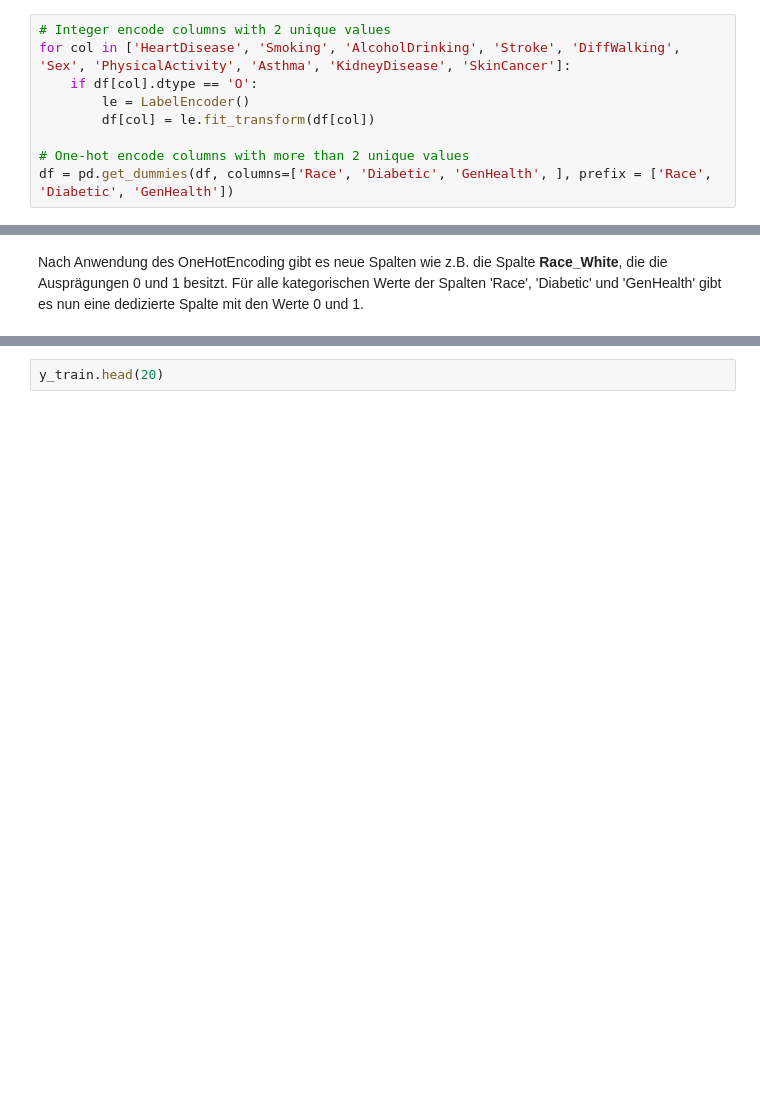
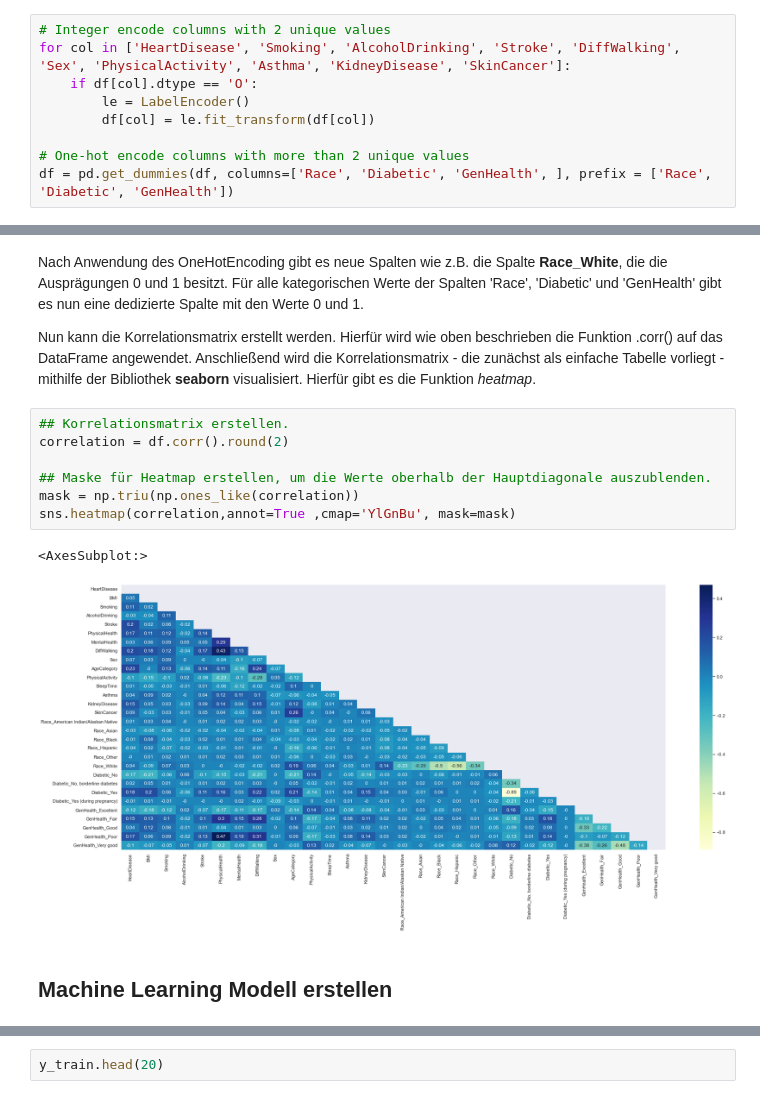
Before and after one commit to flori567/QIT_Ausarbeitung, a Jupyter notebook: heart_attack_prediction.ipynb, the cells around one changed output, grey strips where cells are left out. Cells and saved outputs as stored; diff of their text form; blank space fills up the shorter version.

```diff
--- a/heart_attack_prediction.ipynb
+++ b/heart_attack_prediction.ipynb
@@ -631,2 +621,16 @@ df.head().transpose()
 # %% [markdown]
 Nach Anwendung des OneHotEncoding gibt es neue Spalten wie z.B. die Spalte **Race_White**, die die Ausprägungen 0 und 1 besitzt. Für alle kategorischen Werte der Spalten 'Race', 'Diabetic' und 'GenHealth' gibt es nun eine dedizierte Spalte mit den Werte 0 und 1.
+
+Nun kann die Korrelationsmatrix erstellt werden. Hierfür wird wie oben beschrieben die Funktion .corr() auf das DataFrame angewendet. Anschließend wird die Korrelationsmatrix - die zunächst als einfache Tabelle vorliegt - mithilfe der Bibliothek **seaborn** visualisiert. Hierfür gibt es die Funktion *heatmap*.
+# %%
+## Korrelationsmatrix erstellen.
+correlation = df.corr().round(2)
+
+## Maske für Heatmap erstellen, um die Werte oberhalb der Hauptdiagonale auszublenden.
+mask = np.triu(np.ones_like(correlation))
+sns.heatmap(correlation,annot=True ,cmap='YlGnBu', mask=mask)
+# %% [output]
+<AxesSubplot:>
+[figure, added]
+# %% [markdown]
+## Machine Learning Modell erstellen
```
Also changed, not shown: parts of 23 cells of this notebook.
